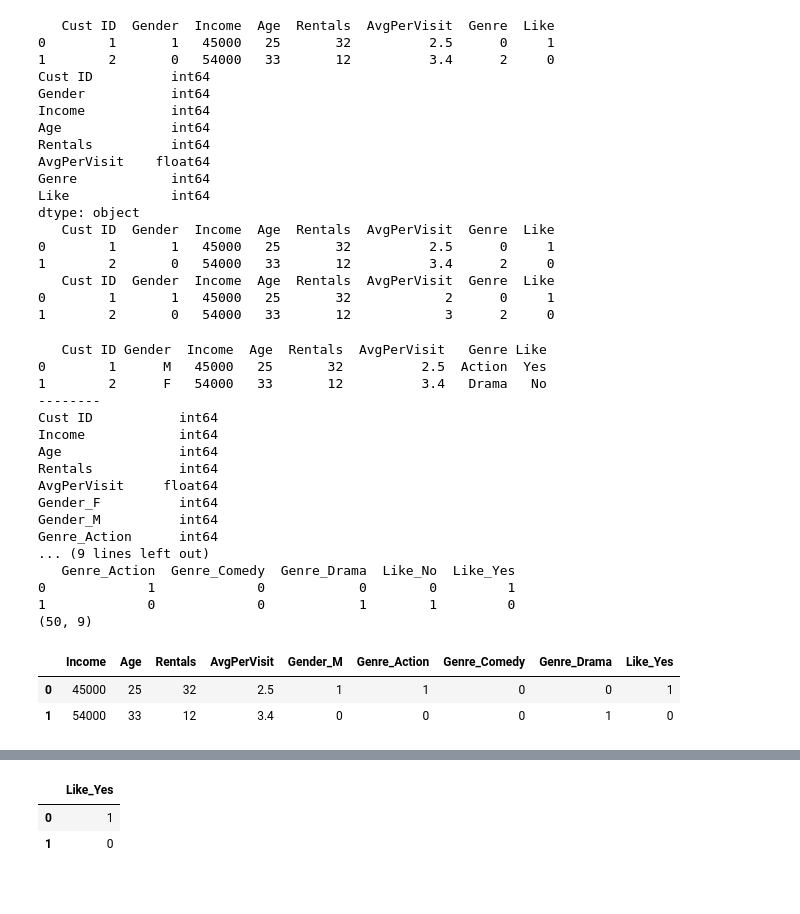
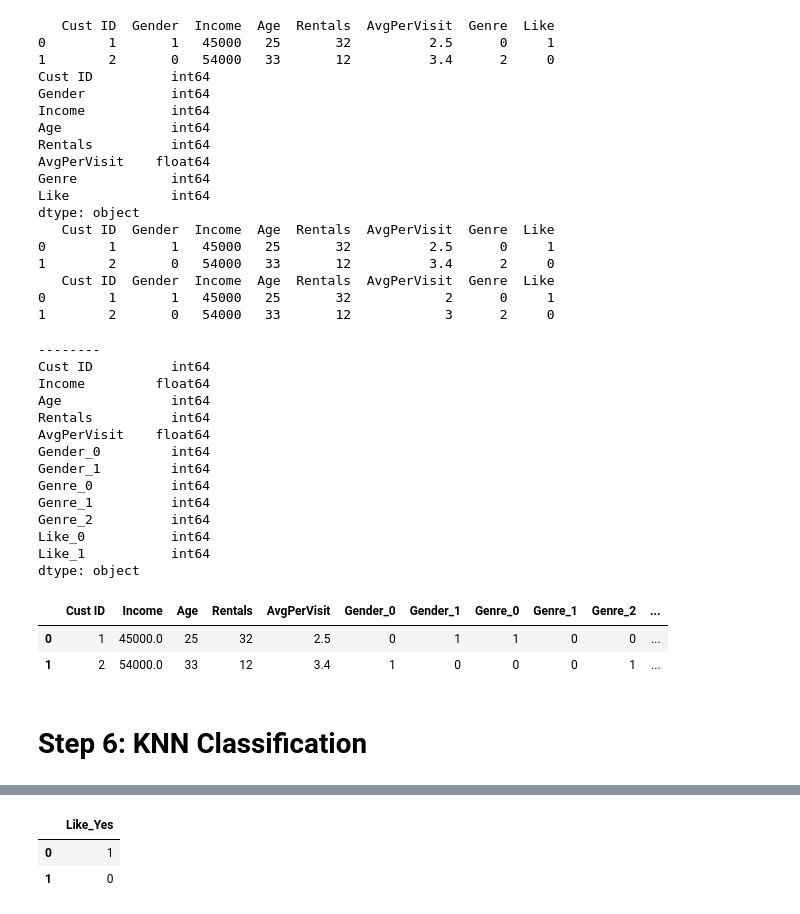
Before and after one commit to Makkonenexe/CI345_Machine_Learning, a Jupyter notebook: Lab8_KNN_MovieStore.ipynb, the cells around one changed output, grey strips where cells are left out. Cells and saved outputs as stored; diff of their text form; code cells hidden in the pictures.

```diff
--- a/Lab8_KNN_MovieStore.ipynb
+++ b/Lab8_KNN_MovieStore.ipynb
@@ -352,40 +391,32 @@ dtype: object
    Cust ID  Gender  Income  Age  Rentals  AvgPerVisit  Genre  Like
 0        1       1   45000   25       32            2      0     1
 1        2       0   54000   33       12            3      2     0
-# %%
-
-# Convert Converting categoric feature to numerical feature
-
-# Method 2 : Using get_dummies -
-df = orginal_vtable
-
-
-# Drop duplicated columns
-
-
-print(df_use_dummies.shape)
-df_use_dummies.head(2)
-# %% [output]
-   Cust ID Gender  Income  Age  Rentals  AvgPerVisit   Genre Like
-0        1      M   45000   25       32          2.5  Action  Yes
-1        2      F   54000   33       12          3.4   Drama   No
---------
-Cust ID           int64
-Income            int64
-Age               int64
-Rentals           int64
-AvgPerVisit     float64
-Gender_F          int64
-Gender_M          int64
-Genre_Action      int64
-... (9 lines left out)
-   Genre_Action  Genre_Comedy  Genre_Drama  Like_No  Like_Yes
-0             1             0            0        0         1
-1             0             0            1        1         0
-(50, 9)
-|  | Income | Age | Rentals | AvgPerVisit | Gender_M | Genre_Action | Genre_Comedy | Genre_Drama | Like_Yes |
-| 0 | 45000 | 25 | 32 | 2.5 | 1 | 1 | 0 | 0 | 1 |
-| 1 | 54000 | 33 | 12 | 3.4 | 0 | 0 | 0 | 1 | 0 |
+# %%
+category_cols = ['Gender', 'Genre',  'Like']
+df_use_dummies = pd.get_dummies(df, columns = category_cols, dtype = int)
+print('--------')
+print(df_use_dummies.dtypes)
+df_use_dummies.head(2)
+# %% [output]
+--------
+Cust ID          int64
+Income         float64
+Age              int64
+Rentals          int64
+AvgPerVisit    float64
+Gender_0         int64
+Gender_1         int64
+Genre_0          int64
+Genre_1          int64
+Genre_2          int64
+Like_0           int64
+Like_1           int64
+dtype: object
+|  | Cust ID | Income | Age | Rentals | AvgPerVisit | Gender_0 | Gender_1 | Genre_0 | Genre_1 | Genre_2 | ... |
+| 0 | 1 | 45000.0 | 25 | 32 | 2.5 | 0 | 1 | 1 | 0 | 0 | ... |
+| 1 | 2 | 54000.0 | 33 | 12 | 3.4 | 1 | 0 | 0 | 0 | 1 | ... |
+# %% [markdown]
+# Step 6: KNN Classification
 # %%
 # Seperate data and target, after use dummies
 
```
Also changed, not shown: parts of 20 cells of this notebook.
